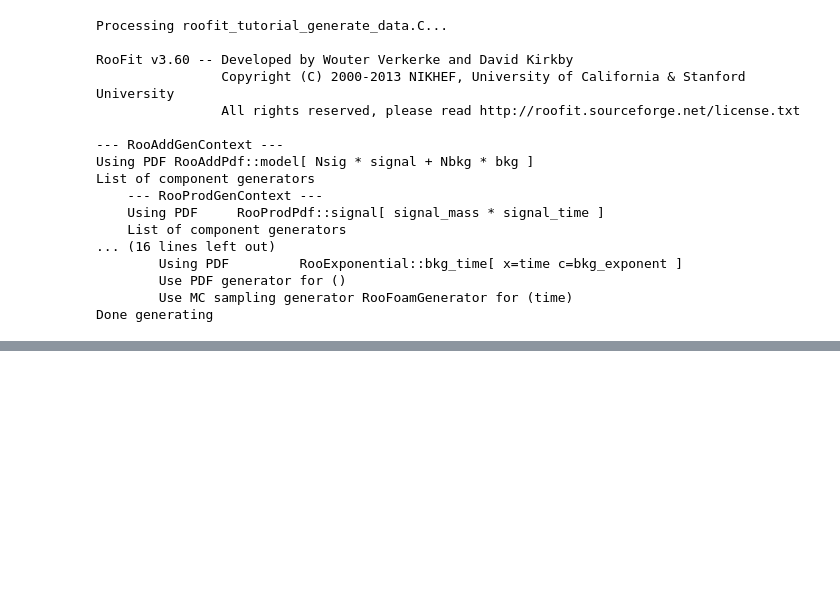
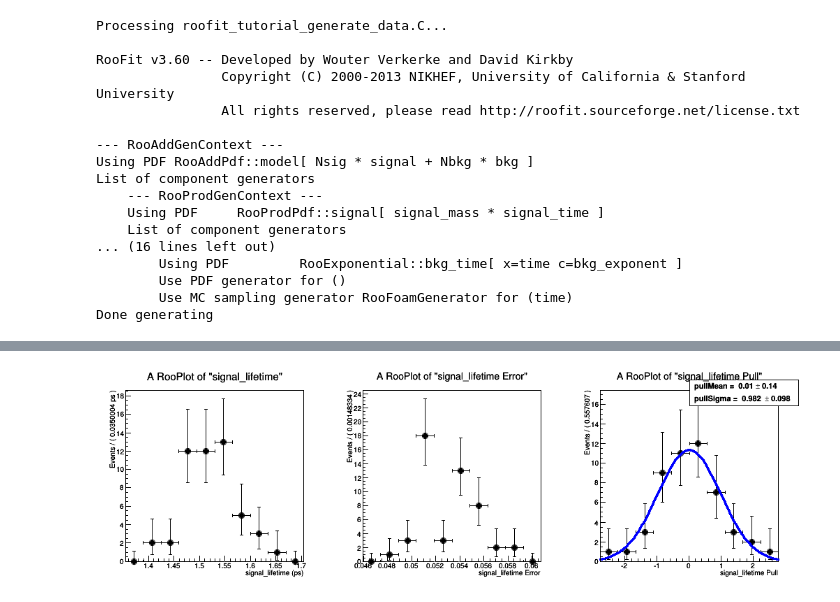
Before and after one commit to cofitzpa/roofit_tutorial_solutions, a Jupyter notebook: Tutorial.ipynb, the cells around one changed output, grey strips where cells are left out. Drawn from its saved outputs; the diff is of its cells as text; code cells hidden in the pictures; blank space fills up the shorter version.

```diff
--- a/Tutorial.ipynb
+++ b/Tutorial.ipynb
@@ -27,0 +176,4 @@ Done generating
+# %%
+Image('toystudy1.png')
+# %% [output]
+[figure, added]
```
Also changed, not shown: parts of 15 cells of this notebook.
